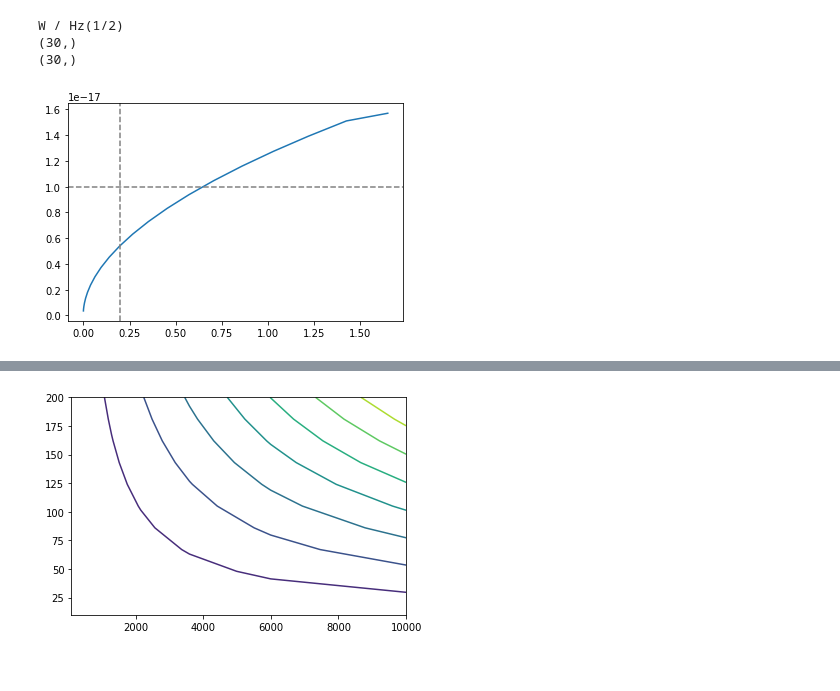
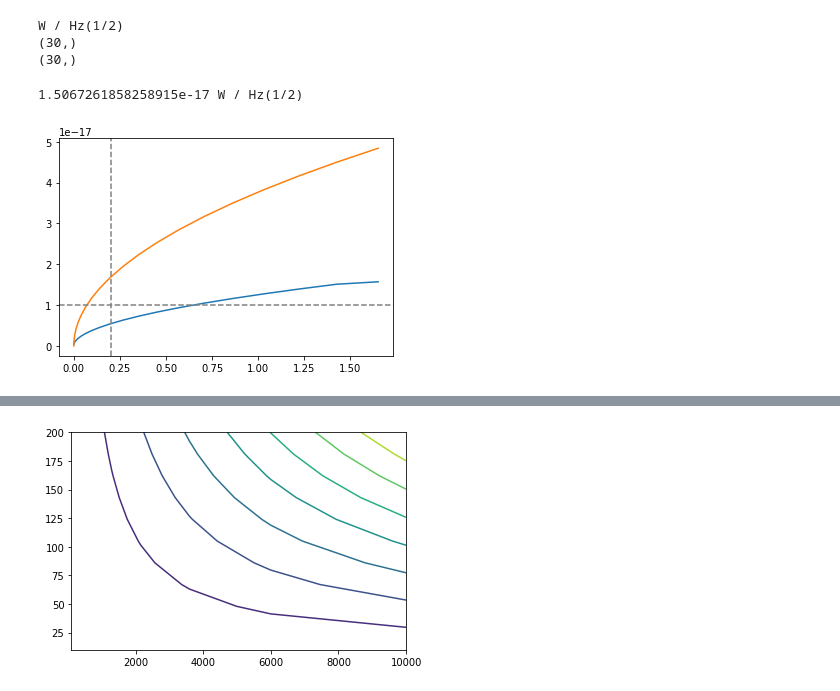
Before and after one commit to jaguirre/STARsoft, a Jupyter notebook: WhatDoGoodDetectorsLookLike.ipynb, the cells around one changed output, grey strips where cells are left out. Saved outputs shown, nothing was run; the diff lists cells and outputs as text; code cells hidden in the pictures.

```diff
--- a/WhatDoGoodDetectorsLookLike.ipynb
+++ b/WhatDoGoodDetectorsLookLike.ipynb
@@ -116,13 +116,20 @@ print(P_inc.shape)
 W / Hz(1/2)
 (30,)
 (30,)
+# %%
+def NEP_phot(P,nu,eta=1.):
+    return (c.h * nu * np.sqrt(2*P/(eta*c.h*nu))).to(u.W/u.Hz**0.5)
+print(NEP_phot(200*u.fW,nu_opt))
+# %% [output]
+1.5067261858258915e-17 W / Hz(1/2)
 # %%
 plt.plot(P_inc, NEP)
+plt.plot(P_inc, NEP_phot(P_inc,nu_opt,eta=eta_opt))
 plt.axhline(1.e-17,linestyle='--',color='gray')
 plt.axvline(0.2,linestyle='--',color='gray')
 plt.show()
 # %% [output]
-[figure, old version]
+[figure, new version]
 # %%
 # A full calculation of the NEP at any given loading would depend on the g-r, photon-recombination, and other noises
 # (amplifier, excess) at that loading
```
Also changed, not shown: parts of 4 cells of this notebook.
